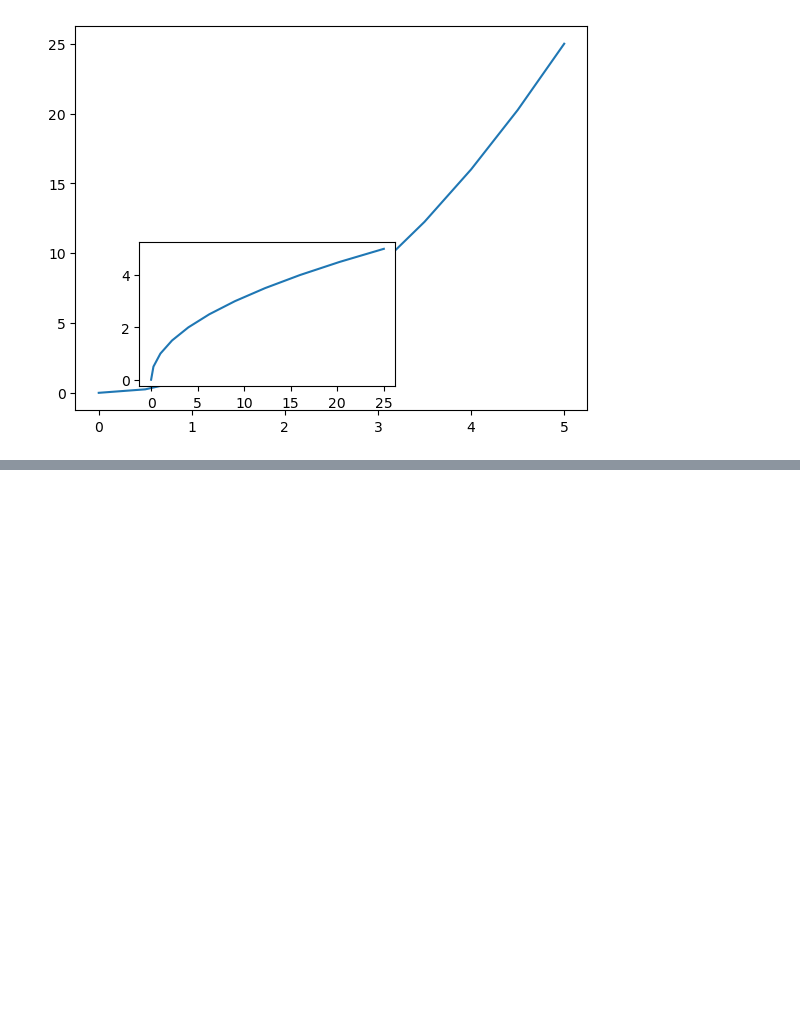
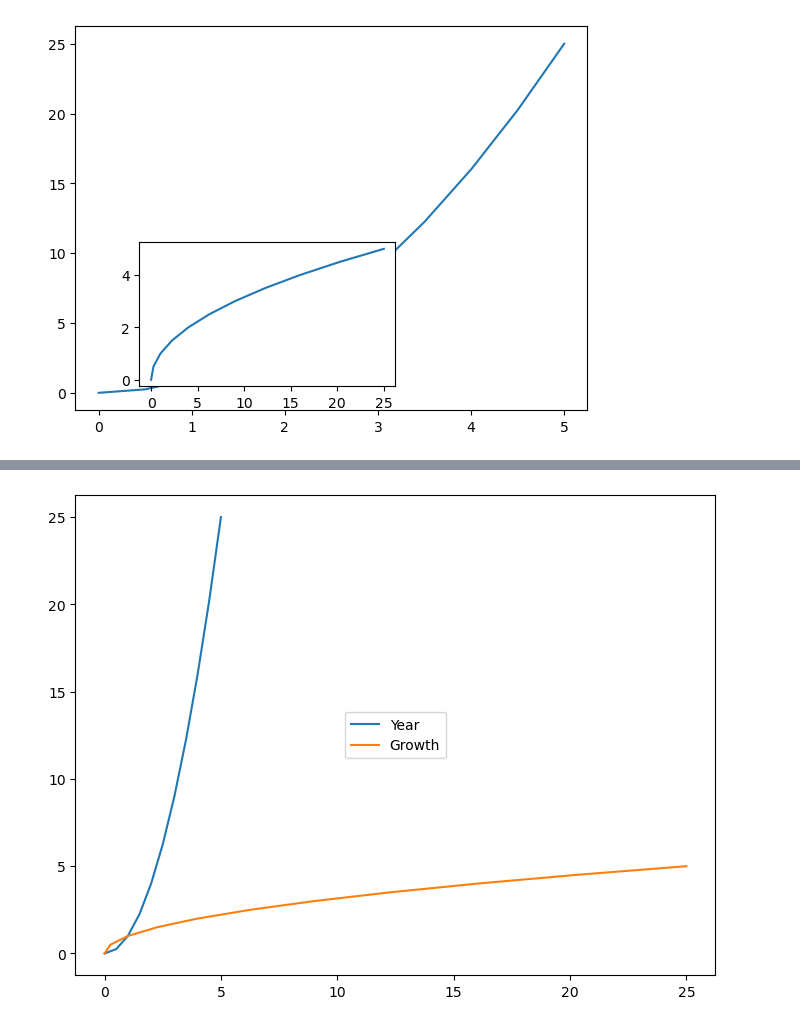
Before and after one commit to m-ata/data-visualization, a Jupyter notebook: matplotlib.ipynb, the cells around one changed output, grey strips where cells are left out. Saved outputs shown, nothing was run; the diff lists cells and outputs as text; code cells hidden in the pictures; blank space fills up the shorter version.

```diff
--- a/matplotlib.ipynb
+++ b/matplotlib.ipynb
@@ -75,0 +86,9 @@ plt.show()
+# %%
+fig = plt.figure()
+ax = fig.add_axes([0,0,1,1])
+ax.plot(x,y, label='Year')
+ax.plot(y,x, label='Growth')
+ax.legend(loc=10)
+plt.show()
+# %% [output]
+[figure, added]
```
Also changed, not shown: parts of 3 cells of this notebook, 2 other files.
